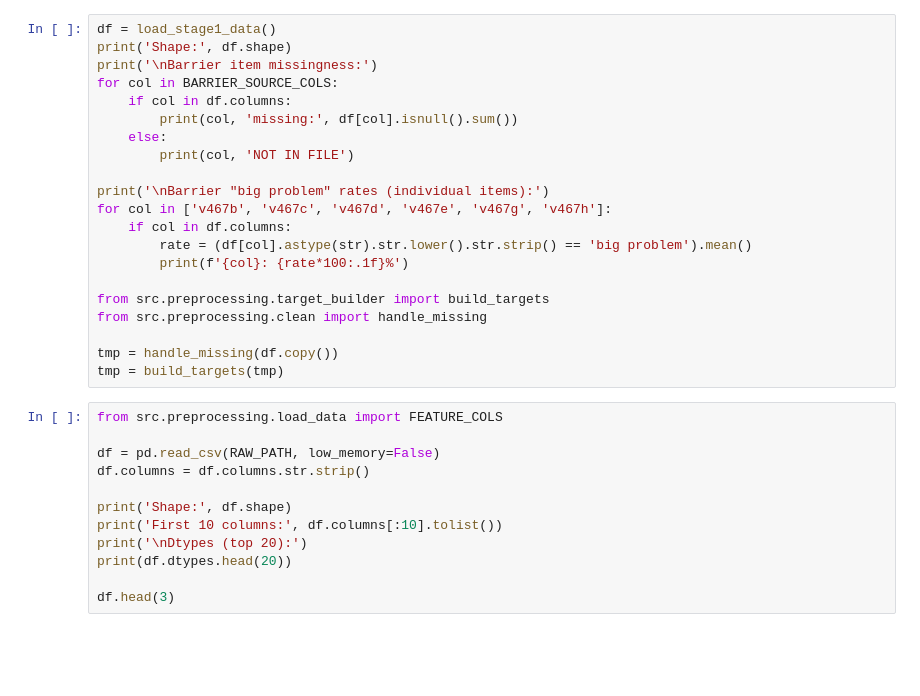
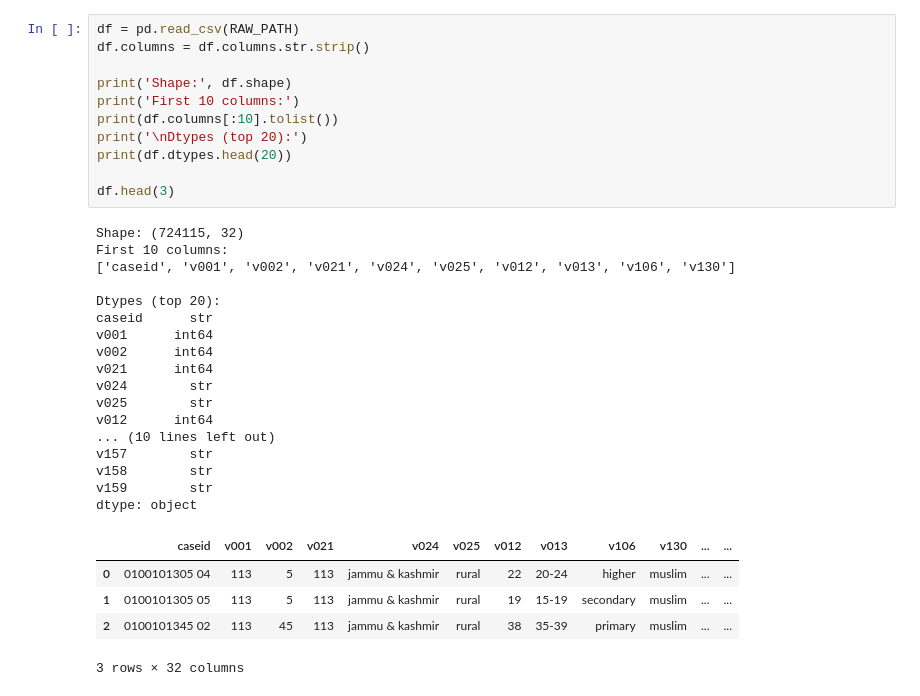
Before and after one commit to pbcs2025/BarrierLens_MP_G25_P48, a Jupyter notebook: notebooks/00_data_exploration.ipynb, the cells around one changed output. Drawn from its saved outputs; the diff is of its cells as text; blank space fills up the shorter version.

```diff
--- a/notebooks/00_data_exploration.ipynb
+++ b/notebooks/00_data_exploration.ipynb
@@ -25,34 +24,35 @@ print('Raw path:', RAW_PATH)
-# %%
-df = load_stage1_data()
-print('Shape:', df.shape)
-print('\nBarrier item missingness:')
-for col in BARRIER_SOURCE_COLS:
-    if col in df.columns:
-        print(col, 'missing:', df[col].isnull().sum())
-    else:
-        print(col, 'NOT IN FILE')
-
-print('\nBarrier "big problem" rates (individual items):')
-for col in ['v467b', 'v467c', 'v467d', 'v467e', 'v467g', 'v467h']:
-    if col in df.columns:
-        rate = (df[col].astype(str).str.lower().str.strip() == 'big problem').mean()
-        print(f'{col}: {rate*100:.1f}%')
-
-from src.preprocessing.target_builder import build_targets
-from src.preprocessing.clean import handle_missing
-
-tmp = handle_missing(df.copy())
-tmp = build_targets(tmp)
 # %%
-from src.preprocessing.load_data import FEATURE_COLS
-
-df = pd.read_csv(RAW_PATH, low_memory=False)
+df = pd.read_csv(RAW_PATH)
 df.columns = df.columns.str.strip()
 
 print('Shape:', df.shape)
-print('First 10 columns:', df.columns[:10].tolist())
+print('First 10 columns:')
+print(df.columns[:10].tolist())
 print('\nDtypes (top 20):')
 print(df.dtypes.head(20))
 
 df.head(3)
+# %% [output]
+Shape: (724115, 32)
+First 10 columns:
+['caseid', 'v001', 'v002', 'v021', 'v024', 'v025', 'v012', 'v013', 'v106', 'v130']
+
+Dtypes (top 20):
+caseid      str
+v001      int64
+v002      int64
+v021      int64
+v024        str
+v025        str
+v012      int64
+... (10 lines left out)
+v157        str
+v158        str
+v159        str
+dtype: object
+|  | caseid | v001 | v002 | v021 | v024 | v025 | v012 | v013 | v106 | v130 | ... | ... |
+| 0 | 0100101305 04 | 113 | 5 | 113 | jammu & kashmir | rural | 22 | 20-24 | higher | muslim | ... | ... |
+| 1 | 0100101305 05 | 113 | 5 | 113 | jammu & kashmir | rural | 19 | 15-19 | secondary | muslim | ... | ... |
+| 2 | 0100101345 02 | 113 | 45 | 113 | jammu & kashmir | rural | 38 | 35-39 | primary | muslim | ... | ... |
+3 rows × 32 columns
 # %%
```
Also changed, not shown: parts of 5 cells of this notebook, 17 other files.
